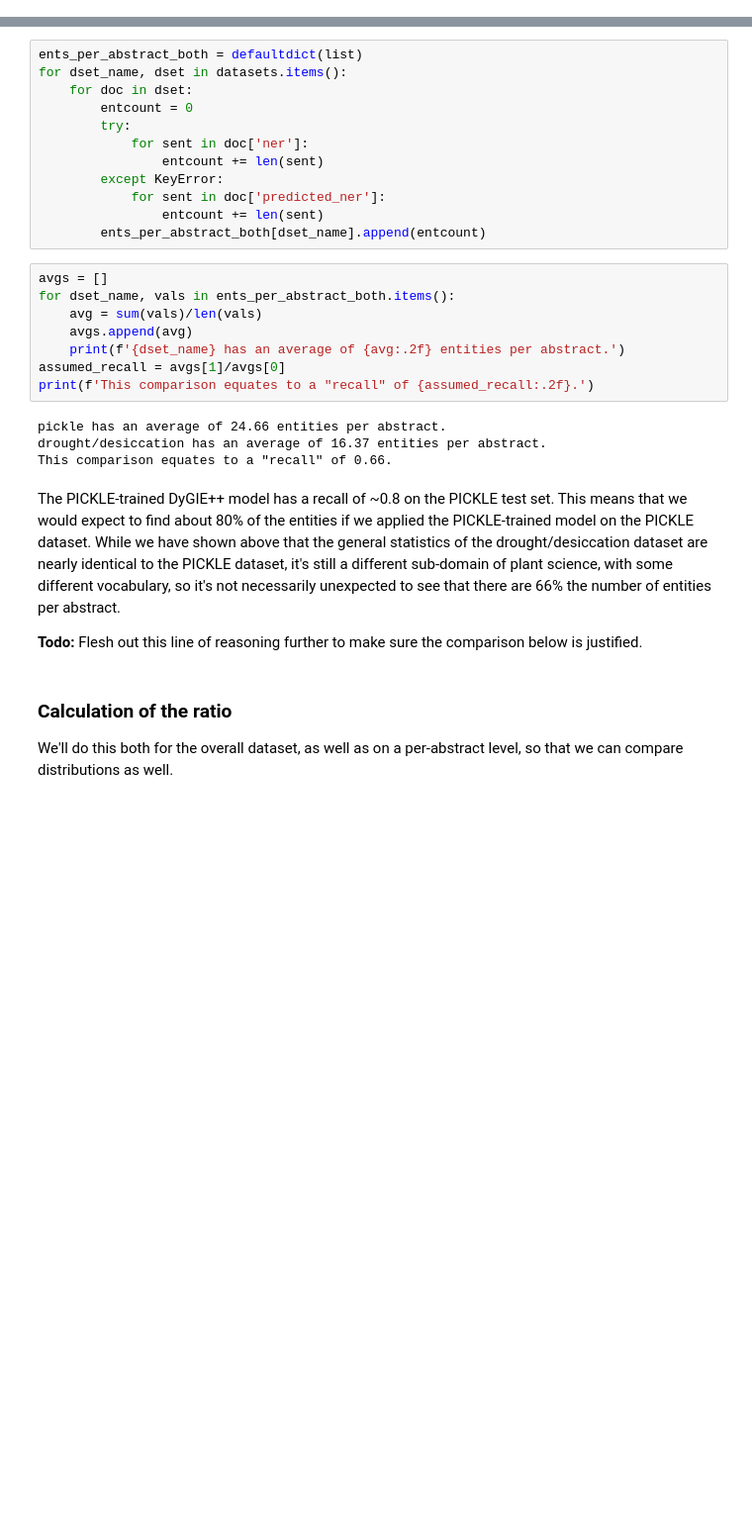
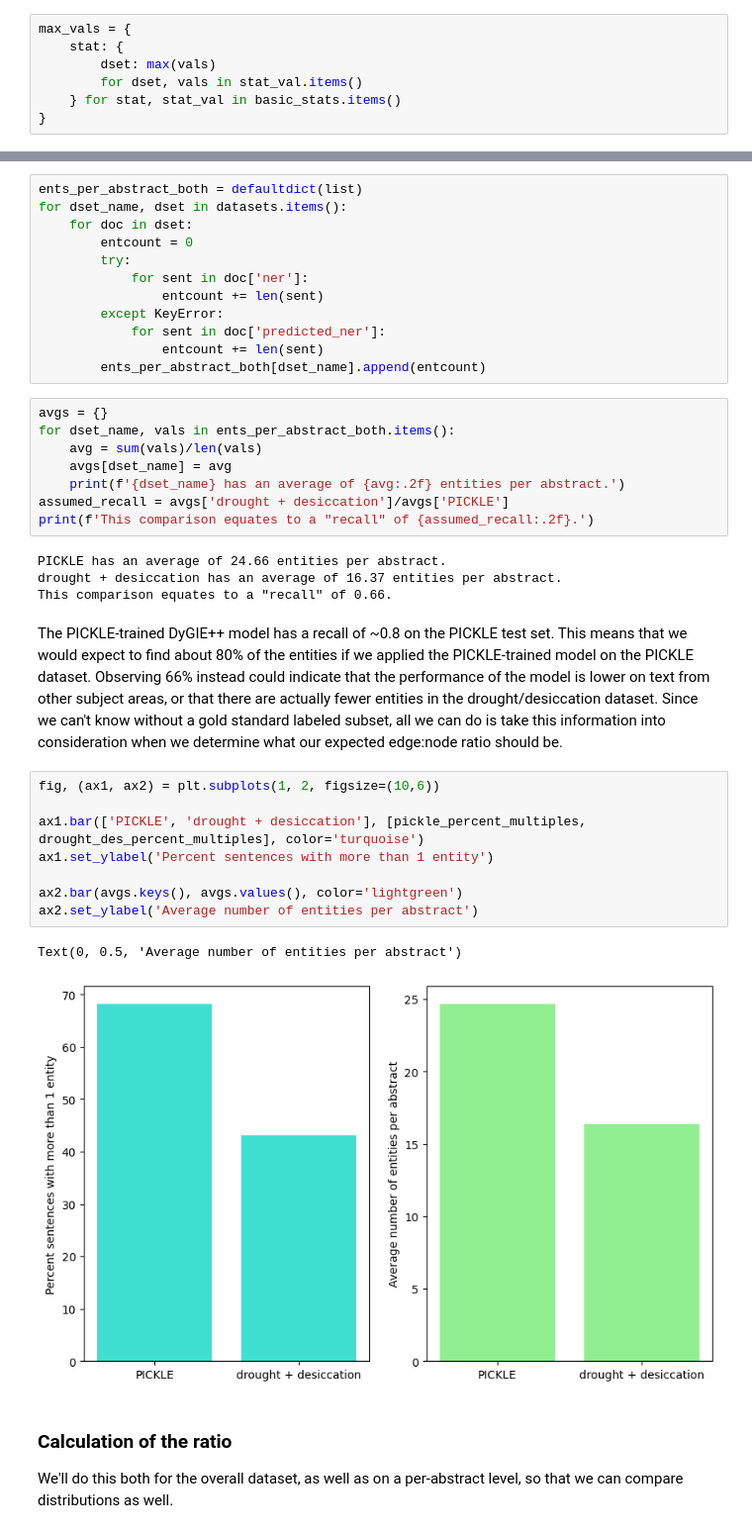
Before and after one commit to serenalotreck/literature-genes, a Jupyter notebook: notebooks/graph_quality_evaluation.ipynb, the cells around one changed output, grey strips where cells are left out. Shown at 99% size. Saved outputs shown, nothing was run; the diff lists cells and outputs as text; blank space fills up the shorter version.

```diff
--- a/notebooks/graph_quality_evaluation.ipynb
+++ b/notebooks/graph_quality_evaluation.ipynb
@@ -63,0 +62,7 @@ Figure caption: Histograms of basic dataset statistics for the PICKLE and drough
+# %%
+max_vals = {
+    stat: {
+        dset: max(vals)
+        for dset, vals in stat_val.items()
+    } for stat, stat_val in basic_stats.items()
+}
@@ -107,21 +118,30 @@ for dset_name, dset in datasets.items():
                 entcount += len(sent)
         ents_per_abstract_both[dset_name].append(entcount)
 # %%
-avgs = []
+avgs = {}
 for dset_name, vals in ents_per_abstract_both.items():
     avg = sum(vals)/len(vals)
-    avgs.append(avg)
+    avgs[dset_name] = avg
     print(f'{dset_name} has an average of {avg:.2f} entities per abstract.')
-assumed_recall = avgs[1]/avgs[0]
+assumed_recall = avgs['drought + desiccation']/avgs['PICKLE']
 print(f'This comparison equates to a "recall" of {assumed_recall:.2f}.')
 # %% [output]
-pickle has an average of 24.66 entities per abstract.
-drought/desiccation has an average of 16.37 entities per abstract.
+PICKLE has an average of 24.66 entities per abstract.
+drought + desiccation has an average of 16.37 entities per abstract.
 This comparison equates to a "recall" of 0.66.
 # %% [markdown]
-The PICKLE-trained DyGIE++ model has a recall of ~0.8 on the PICKLE test set. This means that we would expect to find about 80% of the entities if we applied the PICKLE-trained model on the PICKLE dataset. While we have shown above that the general statistics of the drought/desiccation dataset are nearly identical to the PICKLE dataset, it's still a different sub-domain of plant science, with some different vocabulary, so it's not necessarily unexpected to see that there are 66% the number of entities per abstract.
-
-**Todo:** Flesh out this line of reasoning further to make sure the comparison below is justified.
+The PICKLE-trained DyGIE++ model has a recall of ~0.8 on the PICKLE test set. This means that we would expect to find about 80% of the entities if we applied the PICKLE-trained model on the PICKLE dataset. Observing 66% instead could indicate that the performance of the model is lower on text from other subject areas, or that there are actually fewer entities in the drought/desiccation dataset. Since we can't know without a gold standard labeled subset, all we can do is take this information into consideration when we determine what our expected edge:node ratio should be.
+# %%
+fig, (ax1, ax2) = plt.subplots(1, 2, figsize=(10,6))
+
+ax1.bar(['PICKLE', 'drought + desiccation'], [pickle_percent_multiples, drought_des_percent_multiples], color='turquoise')
+ax1.set_ylabel('Percent sentences with more than 1 entity')
+
+ax2.bar(avgs.keys(), avgs.values(), color='lightgreen')
+ax2.set_ylabel('Average number of entities per abstract')
+# %% [output]
+Text(0, 0.5, 'Average number of entities per abstract')
+[figure, added]
 # %% [markdown]
 ### Calculation of the ratio
 We'll do this both for the overall dataset, as well as on a per-abstract level, so that we can compare distributions as well.
```
Also changed, not shown: parts of 5 cells of this notebook, 3 other files.
